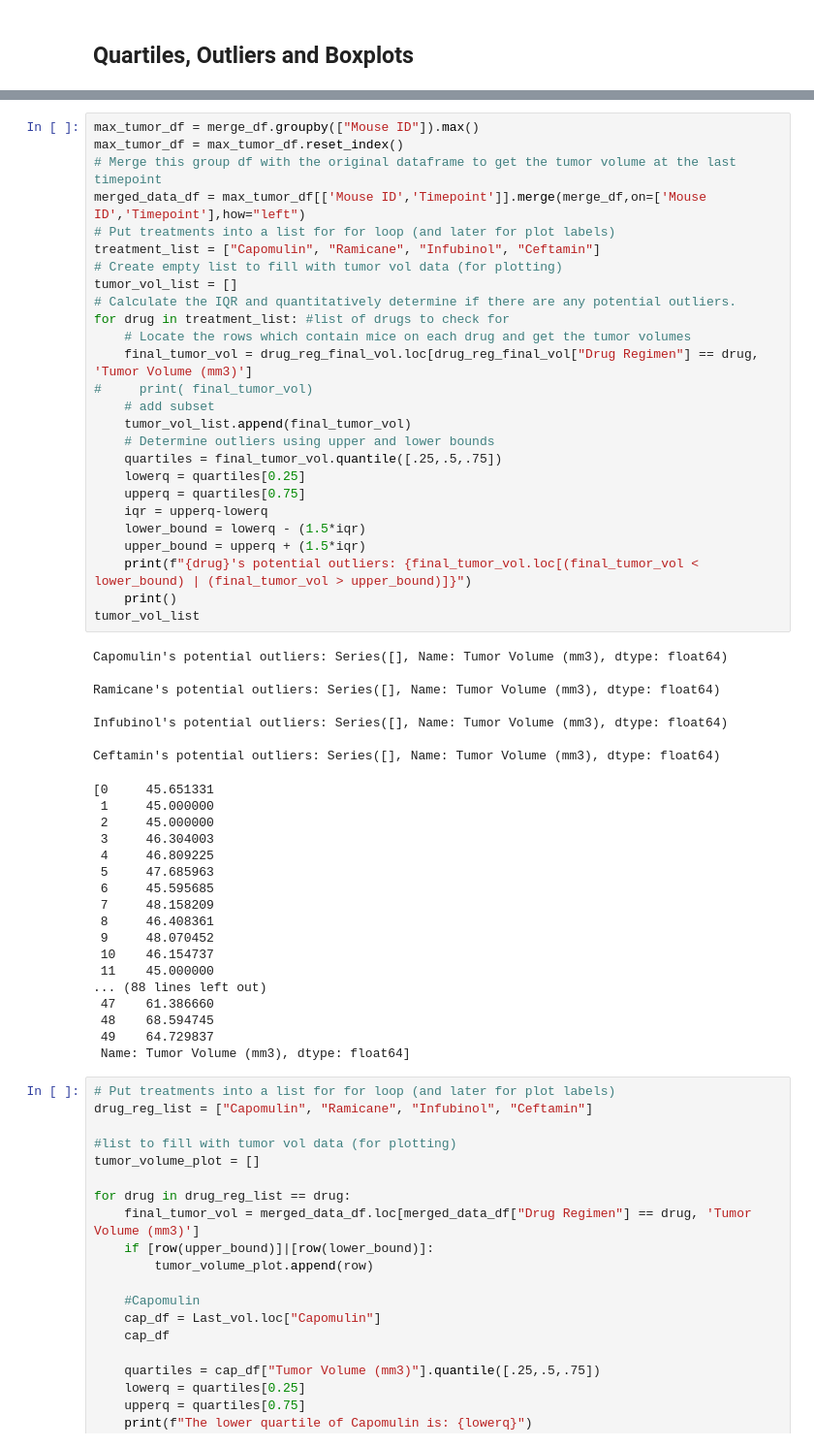
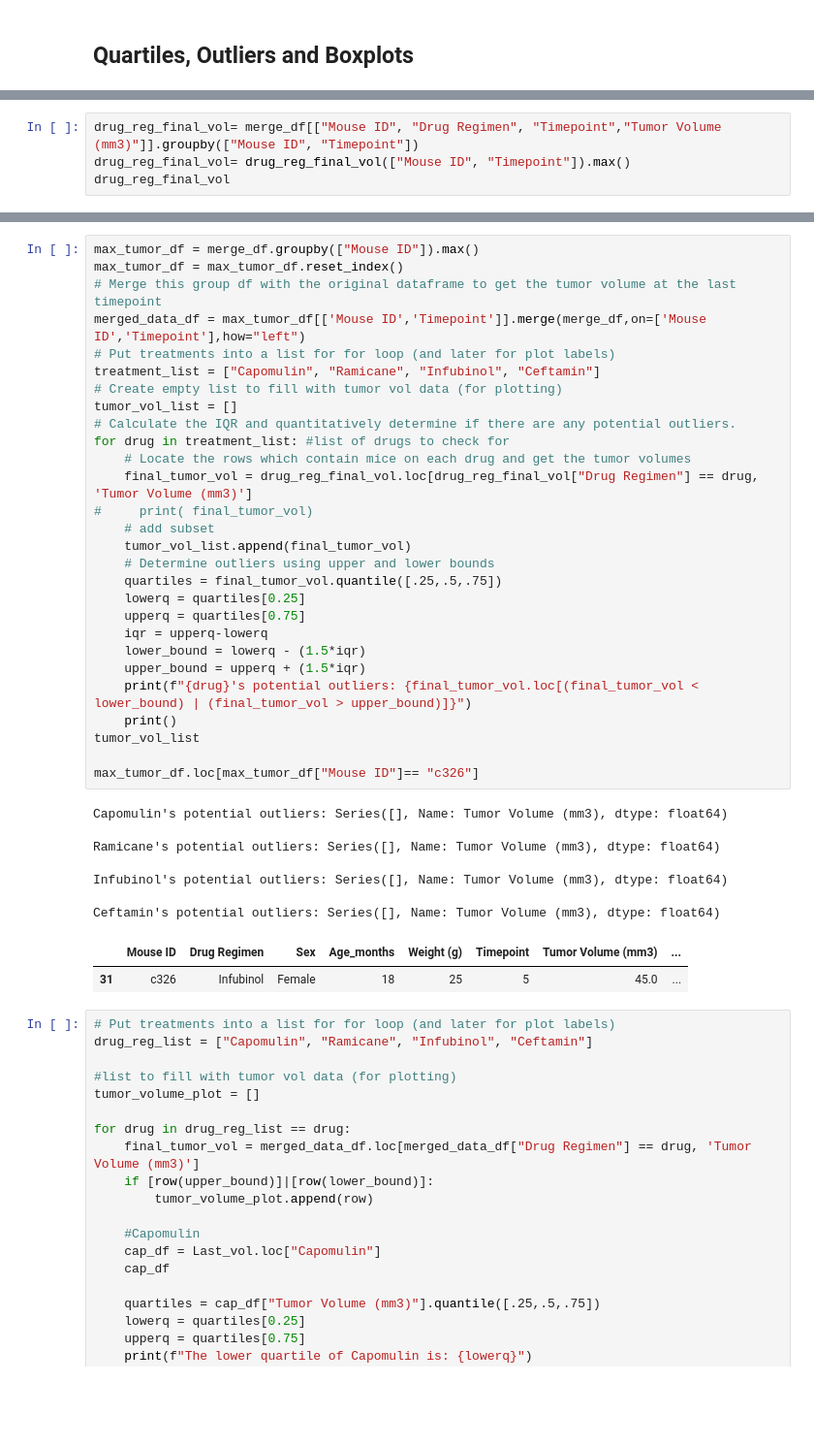
Before and after one commit to jennifermarie6sl/matplotlib-challenge, a Jupyter notebook: matplotlib-challenge/pymaceuticals_starter.ipynb, the cells around one changed output, grey strips where cells are left out. Shown at 97% size. Drawn from its saved outputs; the diff is of its cells as text; blank space fills up the shorter version.

```diff
--- a/matplotlib-challenge/pymaceuticals_starter.ipynb
+++ b/matplotlib-challenge/pymaceuticals_starter.ipynb
@@ -316,0 +313,4 @@ drug_reg_final_vol
+# %%
+drug_reg_final_vol= merge_df[["Mouse ID", "Drug Regimen", "Timepoint","Tumor Volume (mm3)"]].groupby(["Mouse ID", "Timepoint"])
+drug_reg_final_vol= drug_reg_final_vol(["Mouse ID", "Timepoint"]).max()
+drug_reg_final_vol
@@ -358,50 +344,37 @@ max_tumor_df = max_tumor_df.reset_index()
 merged_data_df = max_tumor_df[['Mouse ID','Timepoint']].merge(merge_df,on=['Mouse ID','Timepoint'],how="left")
 # Put treatments into a list for for loop (and later for plot labels)
 treatment_list = ["Capomulin", "Ramicane", "Infubinol", "Ceftamin"]
 # Create empty list to fill with tumor vol data (for plotting)
 tumor_vol_list = []
 # Calculate the IQR and quantitatively determine if there are any potential outliers.
 for drug in treatment_list: #list of drugs to check for
     # Locate the rows which contain mice on each drug and get the tumor volumes
     final_tumor_vol = drug_reg_final_vol.loc[drug_reg_final_vol["Drug Regimen"] == drug, 'Tumor Volume (mm3)']
 #     print( final_tumor_vol)
     # add subset
     tumor_vol_list.append(final_tumor_vol)
     # Determine outliers using upper and lower bounds
     quartiles = final_tumor_vol.quantile([.25,.5,.75])
     lowerq = quartiles[0.25]
     upperq = quartiles[0.75]
     iqr = upperq-lowerq
     lower_bound = lowerq - (1.5*iqr)
     upper_bound = upperq + (1.5*iqr)
     print(f"{drug}'s potential outliers: {final_tumor_vol.loc[(final_tumor_vol < lower_bound) | (final_tumor_vol > upper_bound)]}")
     print()
 tumor_vol_list
+
+max_tumor_df.loc[max_tumor_df["Mouse ID"]== "c326"]
 # %% [output]
 Capomulin's potential outliers: Series([], Name: Tumor Volume (mm3), dtype: float64)
 
 Ramicane's potential outliers: Series([], Name: Tumor Volume (mm3), dtype: float64)
 
 Infubinol's potential outliers: Series([], Name: Tumor Volume (mm3), dtype: float64)
 
 Ceftamin's potential outliers: Series([], Name: Tumor Volume (mm3), dtype: float64)
-[0     45.651331
- 1     45.000000
- 2     45.000000
- 3     46.304003
- 4     46.809225
- 5     47.685963
- 6     45.595685
- 7     48.158209
- 8     46.408361
- 9     48.070452
- 10    46.154737
- 11    45.000000
-... (88 lines left out)
- 47    61.386660
- 48    68.594745
- 49    64.729837
- Name: Tumor Volume (mm3), dtype: float64]
+|  | Mouse ID | Drug Regimen | Sex | Age_months | Weight (g) | Timepoint | Tumor Volume (mm3) | ... |
+| 31 | c326 | Infubinol | Female | 18 | 25 | 5 | 45.0 | ... |
 # %%
 # Put treatments into a list for for loop (and later for plot labels)
 drug_reg_list = ["Capomulin", "Ramicane", "Infubinol", "Ceftamin"]
```
Also changed, not shown: parts of 6 cells of this notebook.
